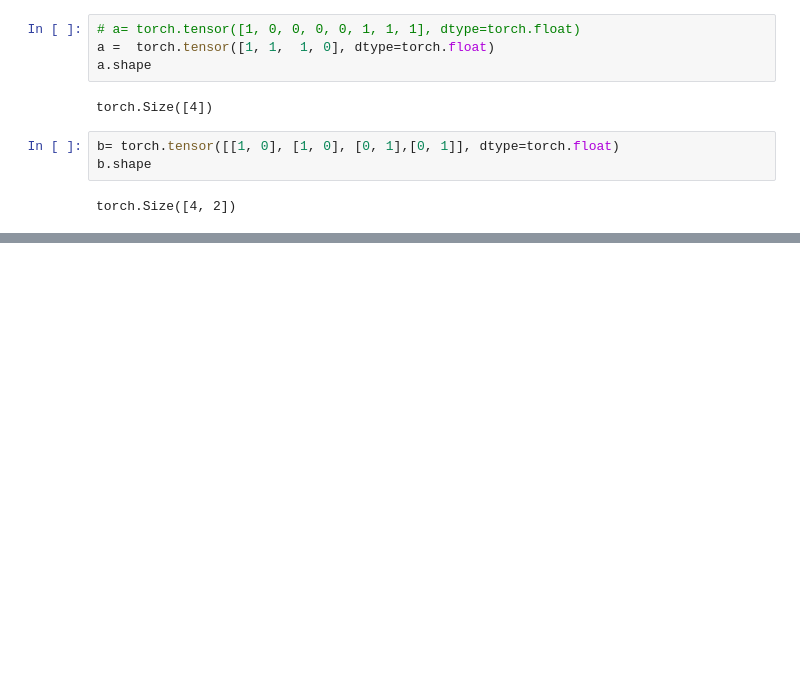
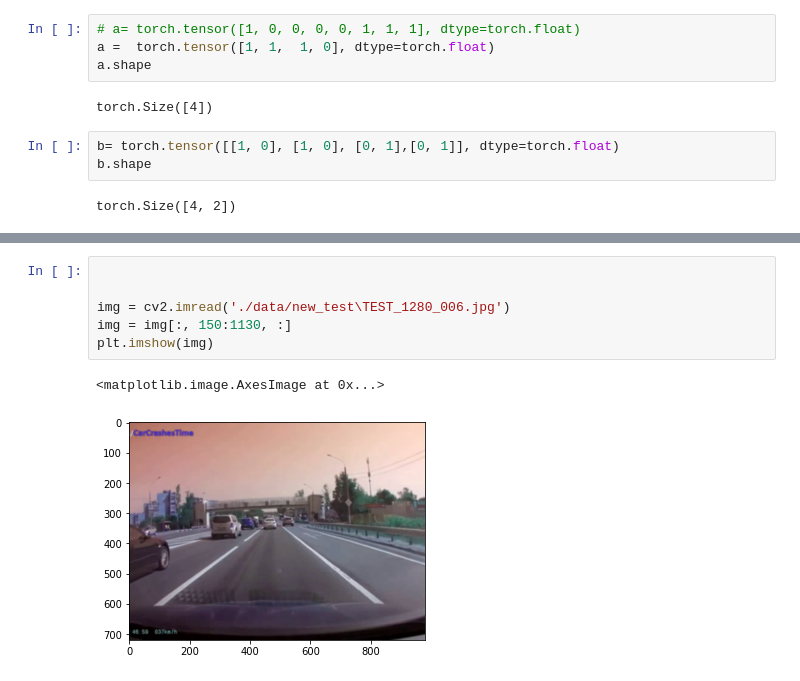
Before and after one commit to quhb2455/toy, a Jupyter notebook: car_crash_analyze/code_test.ipynb, the cells around one changed output, grey strips where cells are left out. Drawn from its saved outputs; the diff is of its cells as text; blank space fills up the shorter version.

```diff
--- a/car_crash_analyze/code_test.ipynb
+++ b/car_crash_analyze/code_test.ipynb
@@ -329,0 +373,9 @@ NameError: name 'pd' is not defined
+# %%
+
+
+img = cv2.imread('./data/new_test\TEST_1280_006.jpg')
+img = img[:, 150:1130, :]
+plt.imshow(img)
+# %% [output]
+<matplotlib.image.AxesImage at 0x...>
+[figure, added]
```
Also changed, not shown: parts of 14 cells of this notebook, 2 other files.
